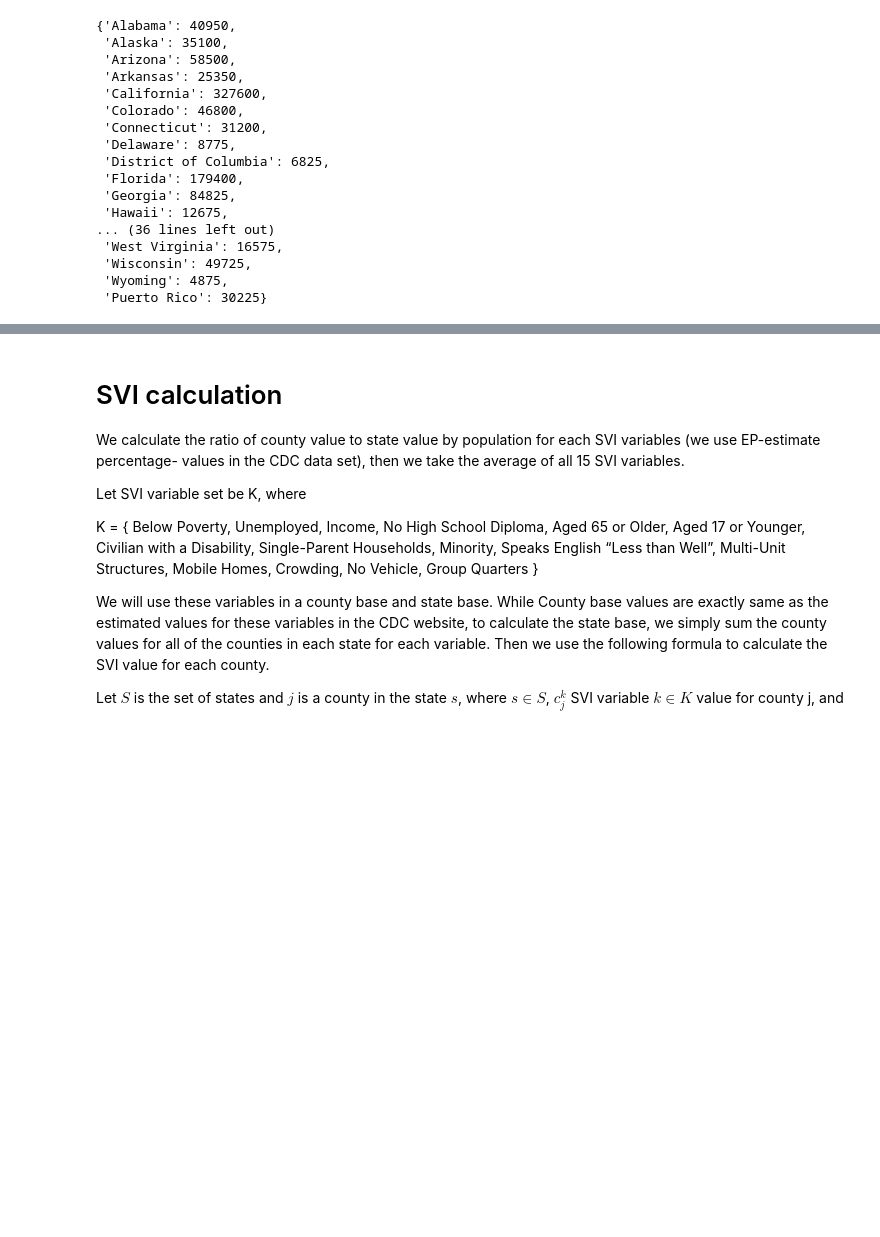
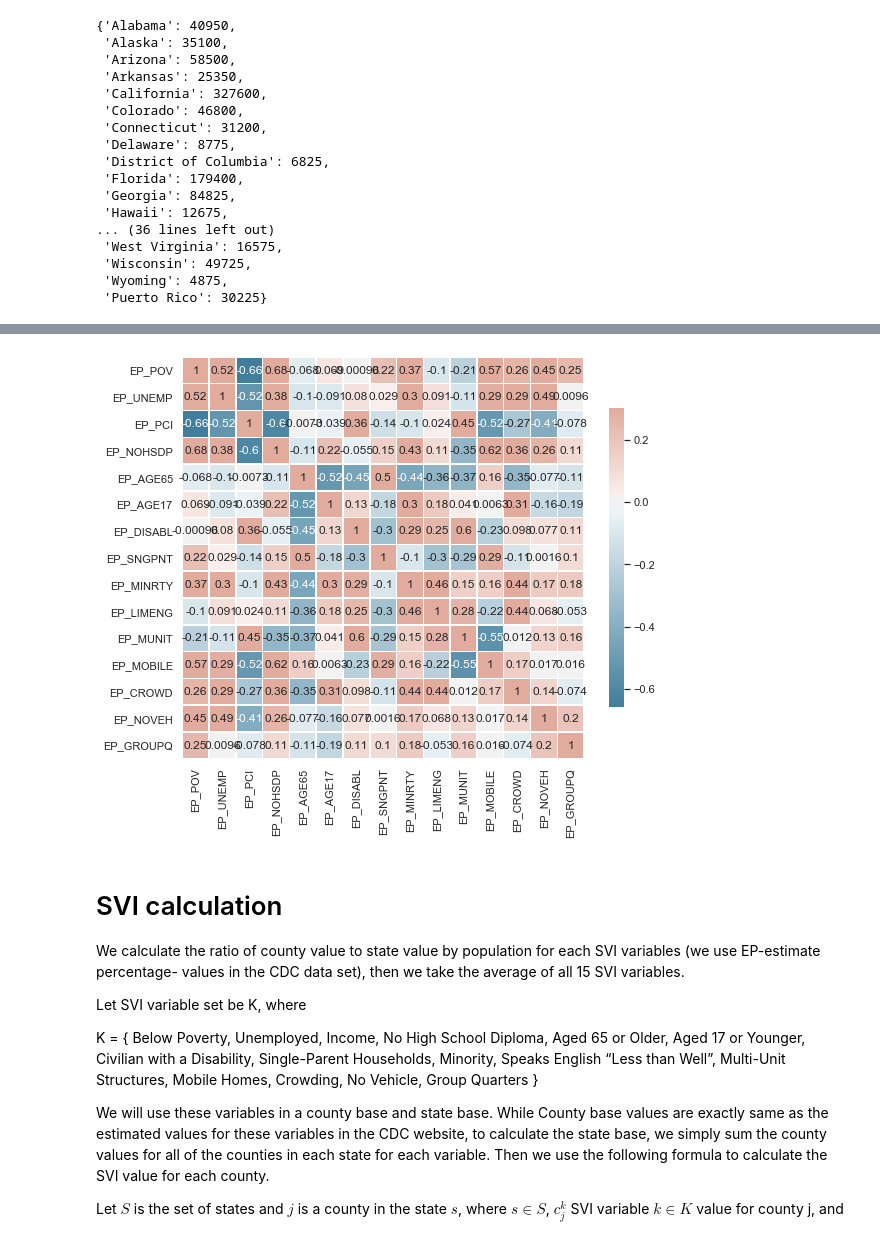
Before and after one commit to CenterForSpatialResearch/newpoliticsofcare_analysis_vaccine, a Jupyter notebook: Vaccine_allocation/Vaccine_allocation.ipynb, the cells around one changed output, grey strips where cells are left out. Drawn from its saved outputs; the diff is of its cells as text; code cells hidden in the pictures; blank space fills up the shorter version.

```diff
--- a/Vaccine_allocation/Vaccine_allocation.ipynb
+++ b/Vaccine_allocation/Vaccine_allocation.ipynb
@@ -689,3 +709,45 @@ E_GROUPQ_Prop = Proportional(E_GROUPQ, E_GROUPQ_State )
+# %%
+Ready = svi_county[['EP_POV', 'EP_UNEMP', 'EP_PCI', 'EP_NOHSDP','EP_AGE65','EP_AGE17', 'EP_DISABL','EP_SNGPNT','EP_MINRTY','EP_LIMENG','EP_MUNIT','EP_MOBILE','EP_CROWD','EP_NOVEH','EP_GROUPQ']]
+# %%
+#plt.subplots(figsize=(10, 10))
+import seaborn as sns
+sns.set(style = "white")
+sns.set(style = "whitegrid", color_codes = True)
+from scipy import stats
+def corr_sig(df=None):
+    p_matrix = np.zeros(shape=(df.shape[1],df.shape[1]))
+    for col in df.columns:
+        for col2 in df.drop(col,axis=1).columns:
+            _ , p = stats.spearmanr(df[col],df[col2])
+            p_matrix[df.columns.to_list().index(col),df.columns.to_list().index(col2)] = p
+    return p_matrix
+
+
+corr = Ready.corr(method ='spearman')
+p_values = corr_sig(Ready)
+
+mask = np.invert(np.tril(p_values < 0.05))
+
+#print (mask)
+# Set up the matplotlib figure
+f, ax = plt.subplots(figsize=(9, 11))
+
+mask = np.zeros_like(corr, dtype=np.bool)
+mask[np.triu_indices_from(mask)] = True
+
+# Generate a custom diverging colormap
+cmap = sns.diverging_palette(230, 20, as_cmap=True)
+
+ax = sns.heatmap(corr, annot=True, cmap=cmap, vmax=.3, center=0,
+                    square=True, linewidths=.5, cbar_kws={"shrink": .5})
+
+bottom, top = ax.get_ylim()
+ax.set_ylim(bottom + 0.5, top - 0.5)
+
+#sns.heatmap(corr, mask = mask , annot=True, cmap="RdYlGn")
+plt.show()
+# %% [output]
+[figure, added]
 # %% [markdown]
 # SVI calculation
 
```
Also changed, not shown: parts of 4 cells of this notebook, 4 other files.
